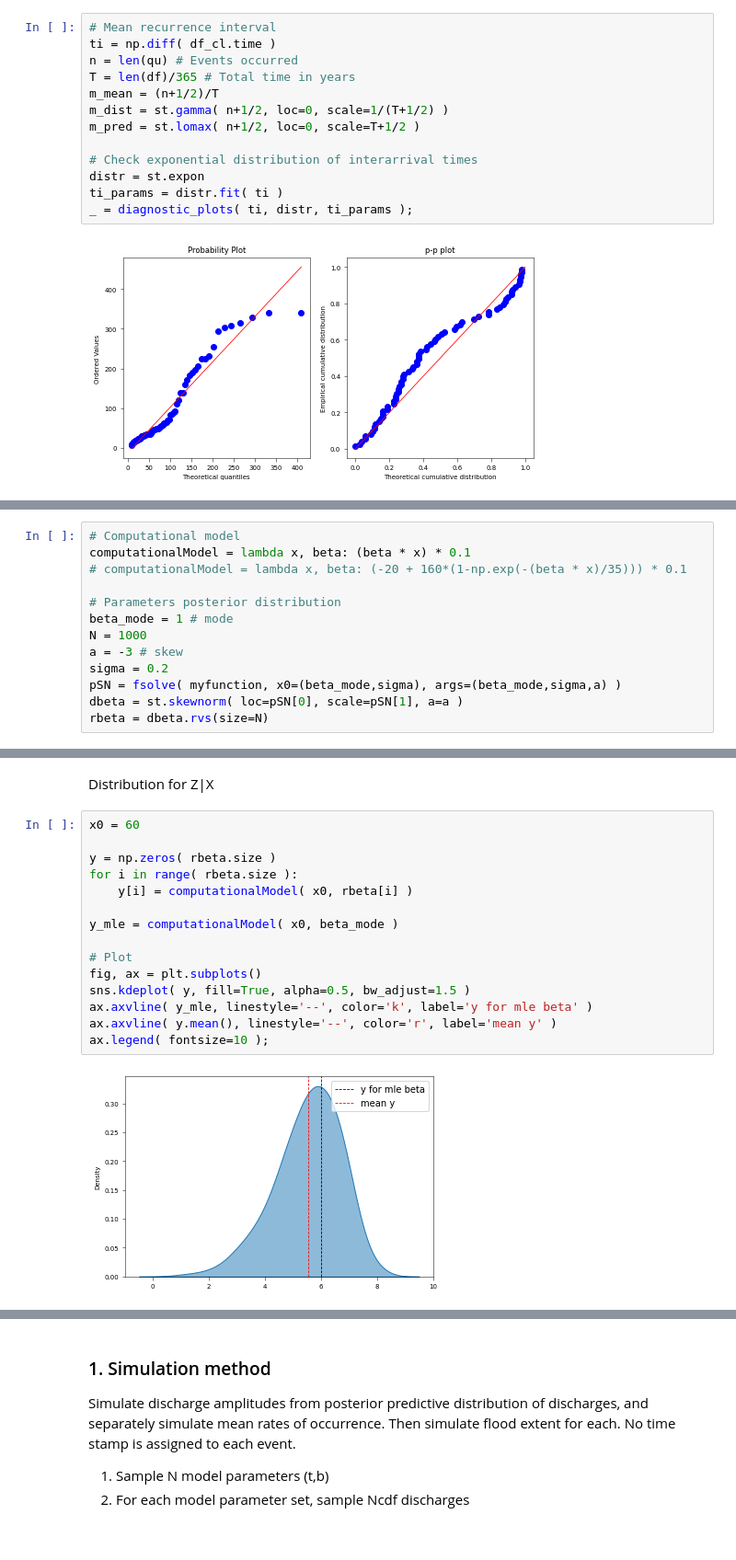
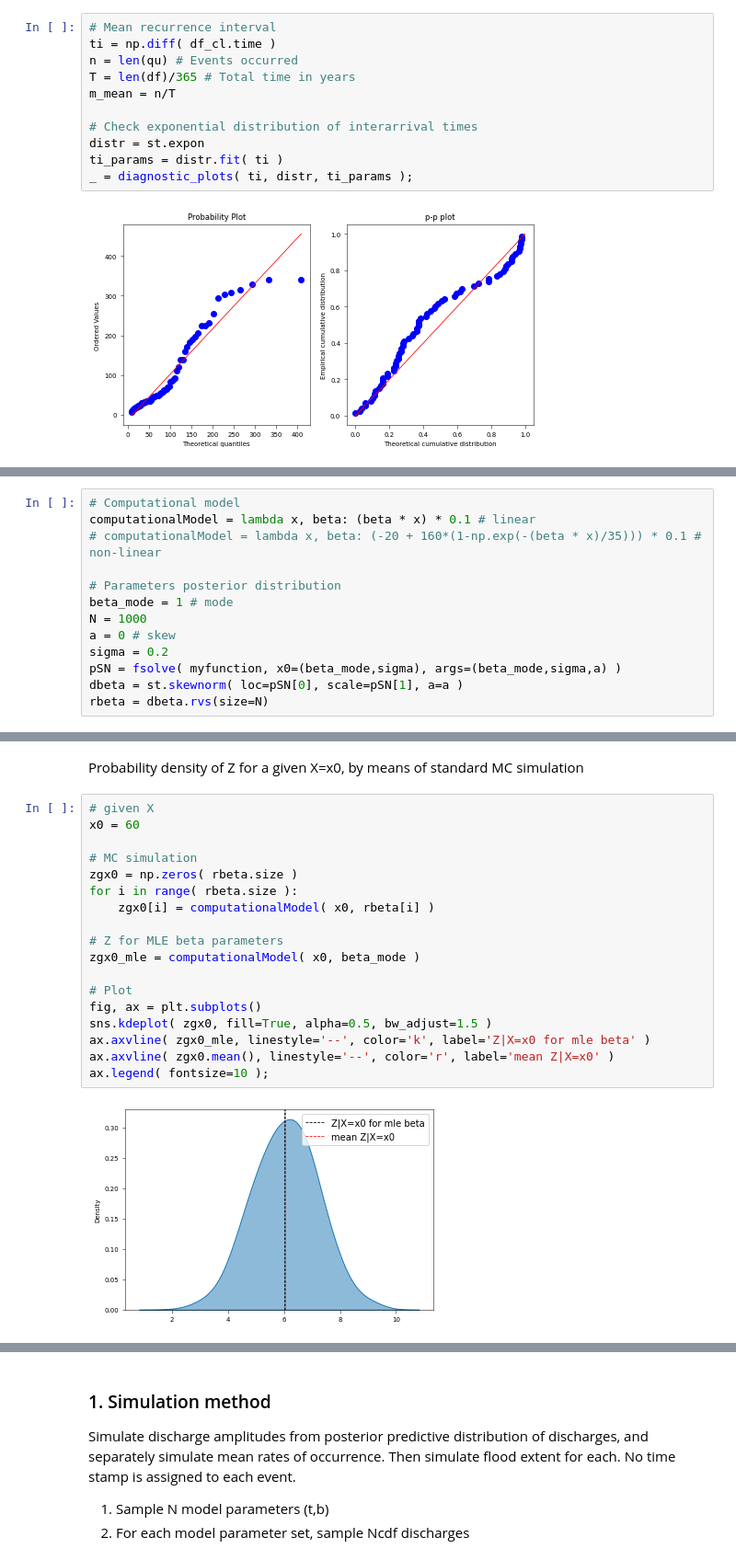
Before and after one commit to mbalbi/icasp14_paper68, a Jupyter notebook: synthetic_model.ipynb, the cells around one changed output, grey strips where cells are left out. Shown at 92% size. Cells and saved outputs as stored; diff of their text form.

```diff
--- a/synthetic_model.ipynb
+++ b/synthetic_model.ipynb
@@ -74,9 +87,7 @@ $$
 ti = np.diff( df_cl.time )
 n = len(qu) # Events occurred
 T = len(df)/365 # Total time in years
-m_mean = (n+1/2)/T
-m_dist = st.gamma( n+1/2, loc=0, scale=1/(T+1/2) )
-m_pred = st.lomax( n+1/2, loc=0, scale=T+1/2 )
+m_mean = n/T
 
 # Check exponential distribution of interarrival times
 distr = st.expon
@@ -226,13 +250,13 @@ def myfunction( x, *args ):
     return F
 # %%
 # Computational model
-computationalModel = lambda x, beta: (beta * x) * 0.1
-# computationalModel = lambda x, beta: (-20 + 160*(1-np.exp(-(beta * x)/35))) * 0.1
+computationalModel = lambda x, beta: (beta * x) * 0.1 # linear
+# computationalModel = lambda x, beta: (-20 + 160*(1-np.exp(-(beta * x)/35))) * 0.1 # non-linear
 
 # Parameters posterior distribution
 beta_mode = 1 # mode
 N = 1000
-a = -3 # skew
+a = 0 # skew
 sigma = 0.2
 pSN = fsolve( myfunction, x0=(beta_mode,sigma), args=(beta_mode,sigma,a) )
 dbeta = st.skewnorm( loc=pSN[0], scale=pSN[1], a=a )
@@ -260,23 +286,26 @@ ax.legend()
 fig.tight_layout()
 # %% [output]
 [figure]
-# %% [markdown]
-Distribution for Z|X
+# %% [markdown]
+Probability density of Z for a given X=x0, by means of standard MC simulation
 # %%
+# given X
 x0 = 60
 
-y = np.zeros( rbeta.size )
+# MC simulation
+zgx0 = np.zeros( rbeta.size )
 for i in range( rbeta.size ):
-    y[i] = computationalModel( x0, rbeta[i] )
+    zgx0[i] = computationalModel( x0, rbeta[i] )
 
-y_mle = computationalModel( x0, beta_mode )
+# Z for MLE beta parameters
+zgx0_mle = computationalModel( x0, beta_mode )
 
 # Plot
 fig, ax = plt.subplots()
-sns.kdeplot( y, fill=True, alpha=0.5, bw_adjust=1.5 )
-ax.axvline( y_mle, linestyle='--', color='k', label='y for mle beta' )
-ax.axvline( y.mean(), linestyle='--', color='r', label='mean y' )
+sns.kdeplot( zgx0, fill=True, alpha=0.5, bw_adjust=1.5 )
+ax.axvline( zgx0_mle, linestyle='--', color='k', label='Z|X=x0 for mle beta' )
+ax.axvline( zgx0.mean(), linestyle='--', color='r', label='mean Z|X=x0' )
 ax.legend( fontsize=10 );
 # %% [output]
-[figure, old version]
+[figure, new version]
 # %% [markdown]
```
Also changed, not shown: parts of 38 cells of this notebook.
